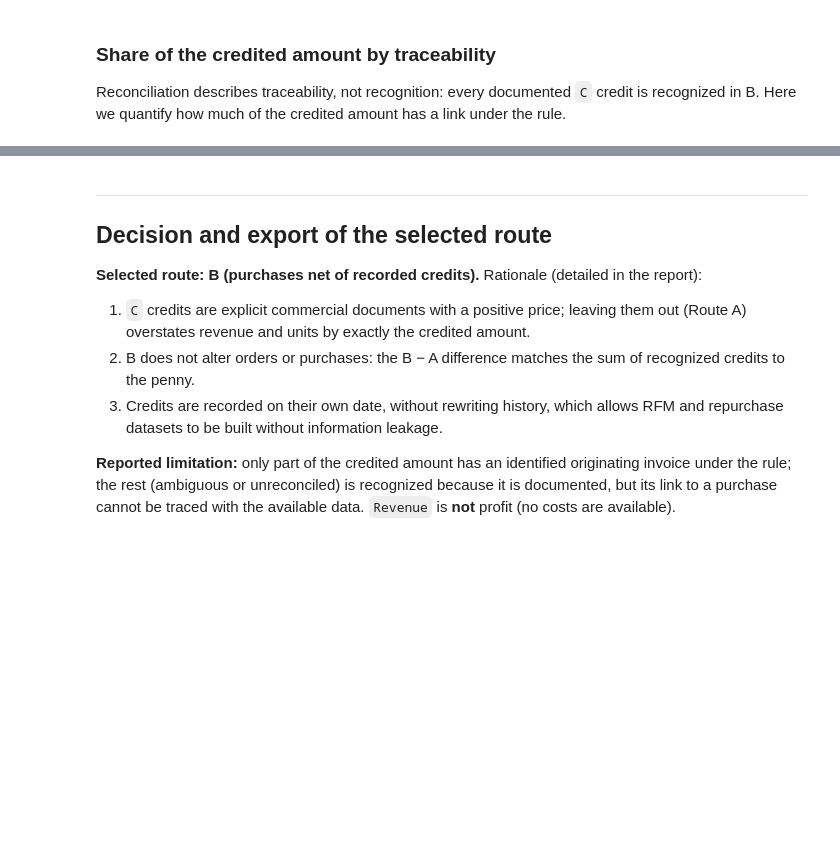
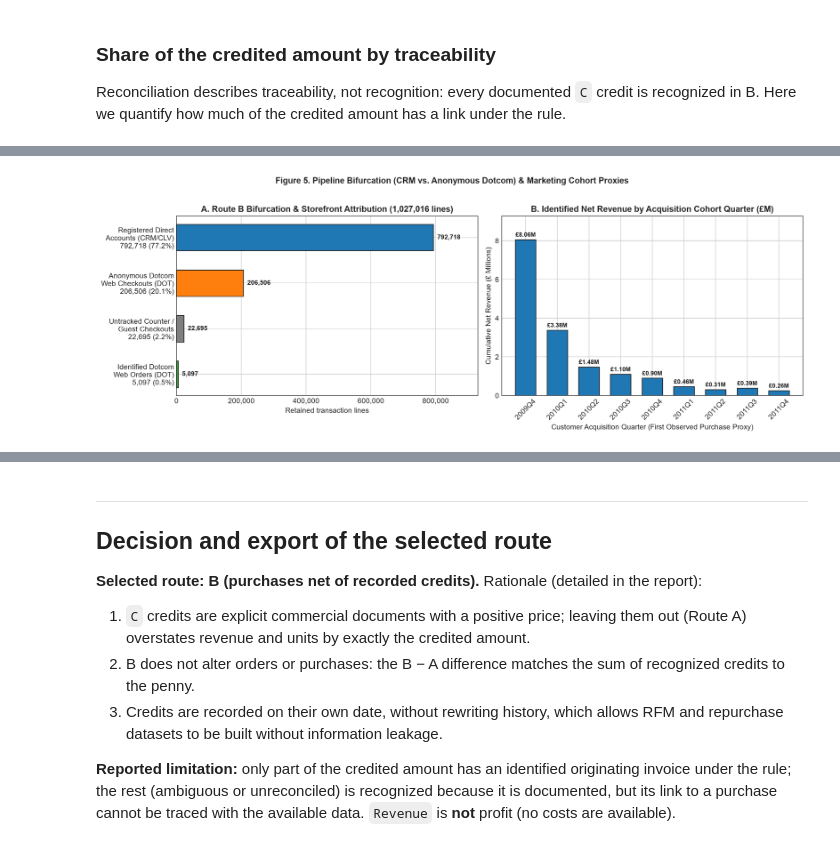
Before and after one commit to RusselKu/North_Quay_Gifts_UPY, a Jupyter notebook: A-3-4_DataCleaning/NB3 Data Preparation and Processing - Online Retail II.ipynb, the cells around one changed output, grey strips where cells are left out. Saved outputs shown, nothing was run; the diff lists cells and outputs as text; code cells hidden in the pictures; blank space fills up the shorter version.

```diff
--- a/A-3-4_DataCleaning/NB3 Data Preparation and Processing - Online Retail II.ipynb
+++ b/A-3-4_DataCleaning/NB3 Data Preparation and Processing - Online Retail II.ipynb
@@ -923,0 +1218,44 @@ Credits without customer by StockCode (amount):
+# %%
+# Visual Evidence: Figure 5 — Pipeline Bifurcation & Acquisition Cohort Revenue Structure
+fig, (ax1, ax2) = plt.subplots(1, 2, figsize=(14, 5.0), dpi=200)
+
+# Panel A: Breakdown of Route B Lines by Customer Identification & Channel Proxy
+cats = ['Registered Direct\nAccounts (CRM/CLV)\n792,718 (77.2%)',
+        'Anonymous Dotcom\nWeb Checkouts (DOT)\n206,506 (20.1%)',
+        'Untracked Counter /\nGuest Checkouts\n22,695 (2.2%)',
+        'Identified Dotcom\nWeb Orders (DOT)\n5,097 (0.5%)']
+counts_c = [
+    int(((routeB['CustomerID'].notna()) & (routeB['DOTCOM_OrderFlag'] == 0)).sum()),
+    int(((routeB['CustomerID'].isna()) & (routeB['DOTCOM_OrderFlag'] == 1)).sum()),
+    int(((routeB['CustomerID'].isna()) & (routeB['DOTCOM_OrderFlag'] == 0)).sum()),
+    int(((routeB['CustomerID'].notna()) & (routeB['DOTCOM_OrderFlag'] == 1)).sum())
+]
+cols_c = ['#1f77b4', '#ff7f0e', '#7f7f7f', '#2ca02c']
+b_p1 = ax1.barh(cats[::-1], counts_c[::-1], color=cols_c[::-1], edgecolor='#222222', height=0.58)
+ax1.set_title('A. Route B Bifurcation & Storefront Attribution (1,027,016 lines)', fontweight='bold')
+ax1.set_xlabel('Retained transaction lines')
+ax1.xaxis.set_major_formatter(mticker.FuncFormatter(lambda x, p: f'{x:,.0f}'))
+ax1.set_xlim(0, 930000)
+for b in b_p1:
+    w = b.get_width()
+    ax1.text(w + 12000, b.get_y() + b.get_height()/2, f'{w:,}', va='center', fontsize=9, fontweight='bold')
+
+# Panel B: Net Revenue by Quarterly Customer Acquisition Cohort (Proxy for Marketing Cohorts)
+crm_only = routeB[routeB['CustomerID'].notna() & (~routeB['CohortMonth'].isin(['ANONYMOUS_GUEST', 'ORPHAN_CREDIT_ONLY']))].copy()
+crm_only['CohortQuarter'] = pd.PeriodIndex(crm_only['CohortMonth'], freq='M').to_timestamp().to_period('Q').astype(str)
+q_rev = crm_only.groupby('CohortQuarter')['LineAmount'].sum() / 1e6
+ax2.bar(q_rev.index, q_rev.values, color='#1f77b4', edgecolor='#222222', width=0.65)
+ax2.set_title('B. Identified Net Revenue by Acquisition Cohort Quarter (£M)', fontweight='bold')
+ax2.set_xlabel('Customer Acquisition Quarter (First Observed Purchase Proxy)')
+ax2.set_ylabel('Cumulative Net Revenue (£ Millions)')
+ax2.tick_params(axis='x', rotation=45)
+for idx_q, val_q in enumerate(q_rev.values):
+    ax2.text(idx_q, val_q + 0.15, f'£{val_q:.2f}M', ha='center', fontsize=8.5, fontweight='bold')
+ax2.set_ylim(0, max(q_rev.values) * 1.15)
+
+fig.suptitle('Figure 5. Pipeline Bifurcation (CRM vs. Anonymous Dotcom) & Marketing Cohort Proxies', fontsize=12, fontweight='bold', y=1.02)
+fig.tight_layout()
+fig.savefig('figures/fig5_pipeline_bifurcation_and_proxies.png', bbox_inches='tight')
+plt.show()
+# %% [output]
+[figure, added]
```
Also changed, not shown: parts of 24 cells of this notebook, 24 other files.
